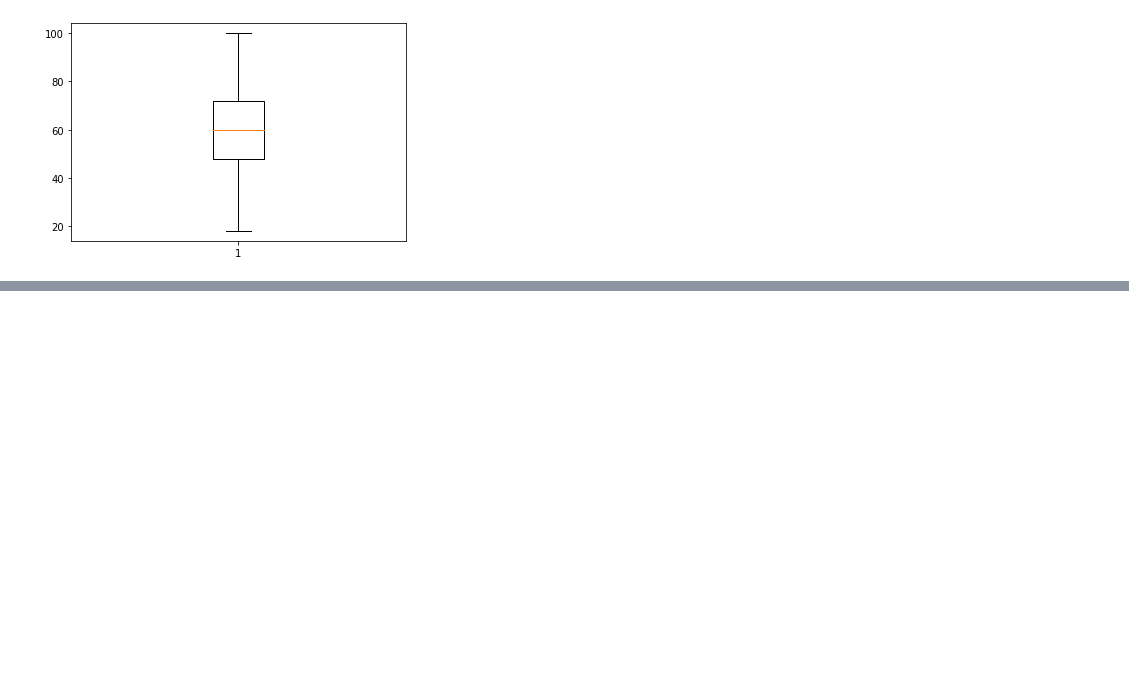
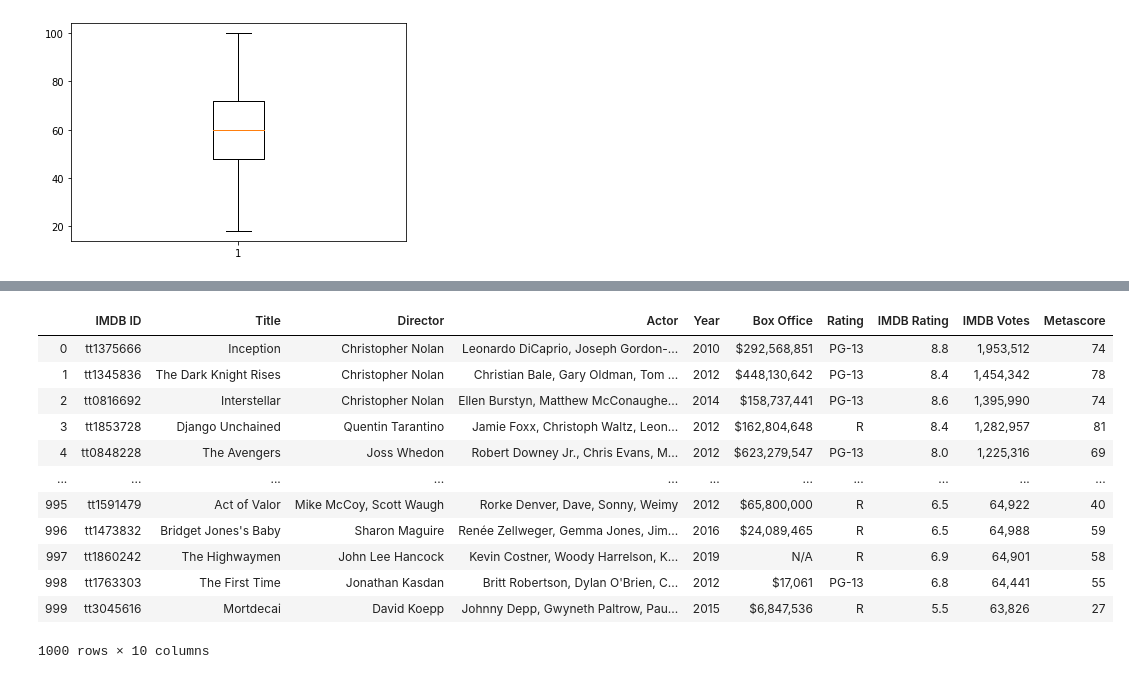
Before and after one commit to TJL30308/sturdy-waddle, a Jupyter notebook: OMDB_API.ipynb, the cells around one changed output, grey strips where cells are left out. Cells and saved outputs as stored; diff of their text form; code cells hidden in the pictures; blank space fills up the shorter version.

Commit message:
Updated Jupyter Notebook and output csv

```diff
--- a/OMDB_API.ipynb
+++ b/OMDB_API.ipynb
@@ -90,7 +91,7 @@ while index < len(movie_titles):
             metascores.append(metascore)
             index = index + 1
         except KeyError:
-            print('Key Error')
+            metascores.append("NA")
             index = index + 1
 
 
@@ -156,0 +284,17 @@ plt.show()
+# %%
+imdbIDs = []
+
+index = 0
+
+while index < len(movie_titles):
+    for imdbID in output[index]:
+        try:
+            imdbID = output[index]['imdbID']
+            imdbIDs.append(imdbID)
+            index = index + 1
+        except KeyError:
+            imdbIDs.append("NA")
+            index = index + 1
+
+
+print(imdbIDs)
@@ -156,0 +317,29 @@ plt.show()
+# %%
+df = pd.DataFrame(
+    {'IMDB ID': imdbIDs,
+     'Title': movie_titles,
+     'Director': directors,
+     'Actor': actors,
+     'Year': years,
+     'Box Office': boxOffices,
+     'Rating': ratings,
+     'IMDB Rating': imdbRatings,
+     'IMDB Votes': imdbVotes,
+     'Metascore': metascores
+    })
+
+imdb_df
+# %% [output]
+|  | IMDB ID | Title | Director | Actor | Year | Box Office | Rating | IMDB Rating | IMDB Votes | Metascore |
+| 0 | tt1375666 | Inception | Christopher Nolan | Leonardo DiCaprio, Joseph Gordon-... | 2010 | $292,568,851 | PG-13 | 8.8 | 1,953,512 | 74 |
+| 1 | tt1345836 | The Dark Knight Rises | Christopher Nolan | Christian Bale, Gary Oldman, Tom ... | 2012 | $448,130,642 | PG-13 | 8.4 | 1,454,342 | 78 |
+| 2 | tt0816692 | Interstellar | Christopher Nolan | Ellen Burstyn, Matthew McConaughe... | 2014 | $158,737,441 | PG-13 | 8.6 | 1,395,990 | 74 |
+| 3 | tt1853728 | Django Unchained | Quentin Tarantino | Jamie Foxx, Christoph Waltz, Leon... | 2012 | $162,804,648 | R | 8.4 | 1,282,957 | 81 |
+| 4 | tt0848228 | The Avengers | Joss Whedon | Robert Downey Jr., Chris Evans, M... | 2012 | $623,279,547 | PG-13 | 8.0 | 1,225,316 | 69 |
+| ... | ... | ... | ... | ... | ... | ... | ... | ... | ... | ... |
+| 995 | tt1591479 | Act of Valor | Mike McCoy, Scott Waugh | Rorke Denver, Dave, Sonny, Weimy | 2012 | $65,800,000 | R | 6.5 | 64,922 | 40 |
+| 996 | tt1473832 | Bridget Jones's Baby | Sharon Maguire | Renée Zellweger, Gemma Jones, Jim... | 2016 | $24,089,465 | R | 6.5 | 64,988 | 59 |
+| 997 | tt1860242 | The Highwaymen | John Lee Hancock | Kevin Costner, Woody Harrelson, K... | 2019 | N/A | R | 6.9 | 64,901 | 58 |
+| 998 | tt1763303 | The First Time | Jonathan Kasdan | Britt Robertson, Dylan O'Brien, C... | 2012 | $17,061 | PG-13 | 6.8 | 64,441 | 55 |
+| 999 | tt3045616 | Mortdecai | David Koepp | Johnny Depp, Gwyneth Paltrow, Pau... | 2015 | $6,847,536 | R | 5.5 | 63,826 | 27 |
+1000 rows × 10 columns
```
Also changed, not shown: parts of 14 cells of this notebook, 1 other file.
